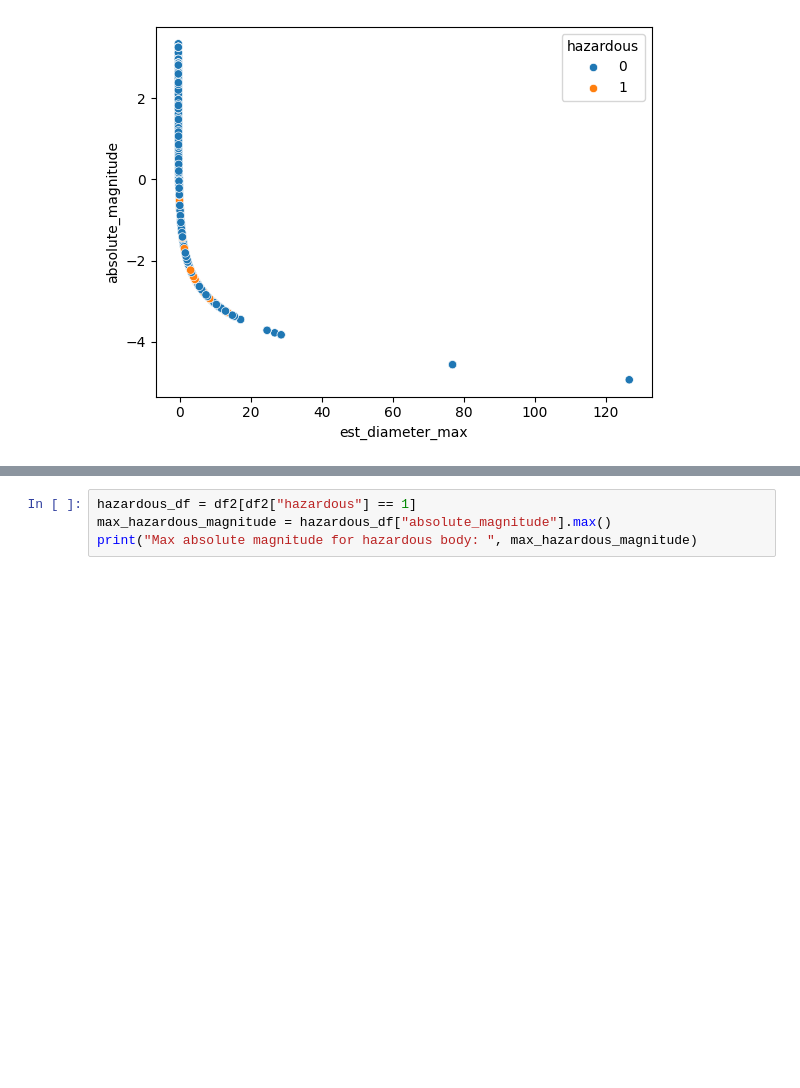
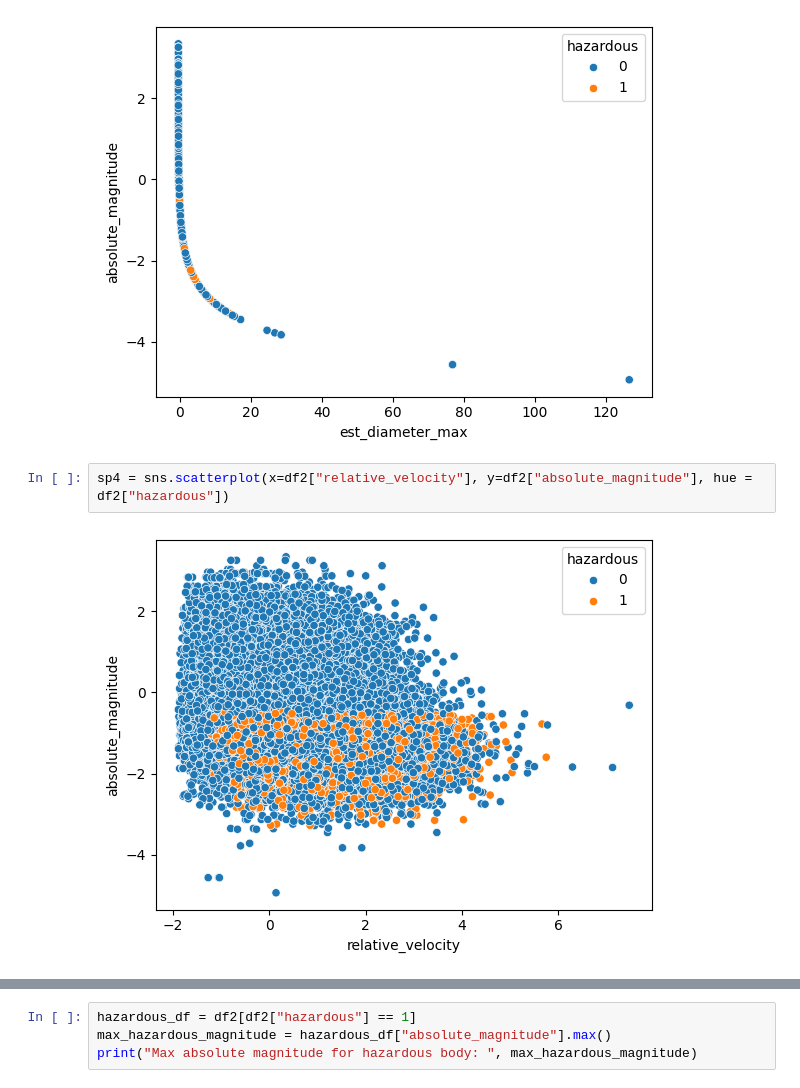
Before and after one commit to CostatoMarco/ProgettoML, a Jupyter notebook: progetto.ipynb, the cells around one changed output, grey strips where cells are left out. Cells and saved outputs as stored; diff of their text form; blank space fills up the shorter version.

```diff
--- a/progetto.ipynb
+++ b/progetto.ipynb
@@ -154,3 +154,7 @@ sp2 = sns.scatterplot(x=df2["miss_distance"], y=df2["absolute_magnitude"], hue =
 sp3 = sns.scatterplot(x=df2["est_diameter_max"], y=df2["absolute_magnitude"], hue = df2["hazardous"])
 # %% [output]
 [figure]
+# %%
+sp4 = sns.scatterplot(x=df2["relative_velocity"], y=df2["absolute_magnitude"], hue = df2["hazardous"])
+# %% [output]
+[figure, added]
```
Also changed, not shown: parts of 3 cells of this notebook.
